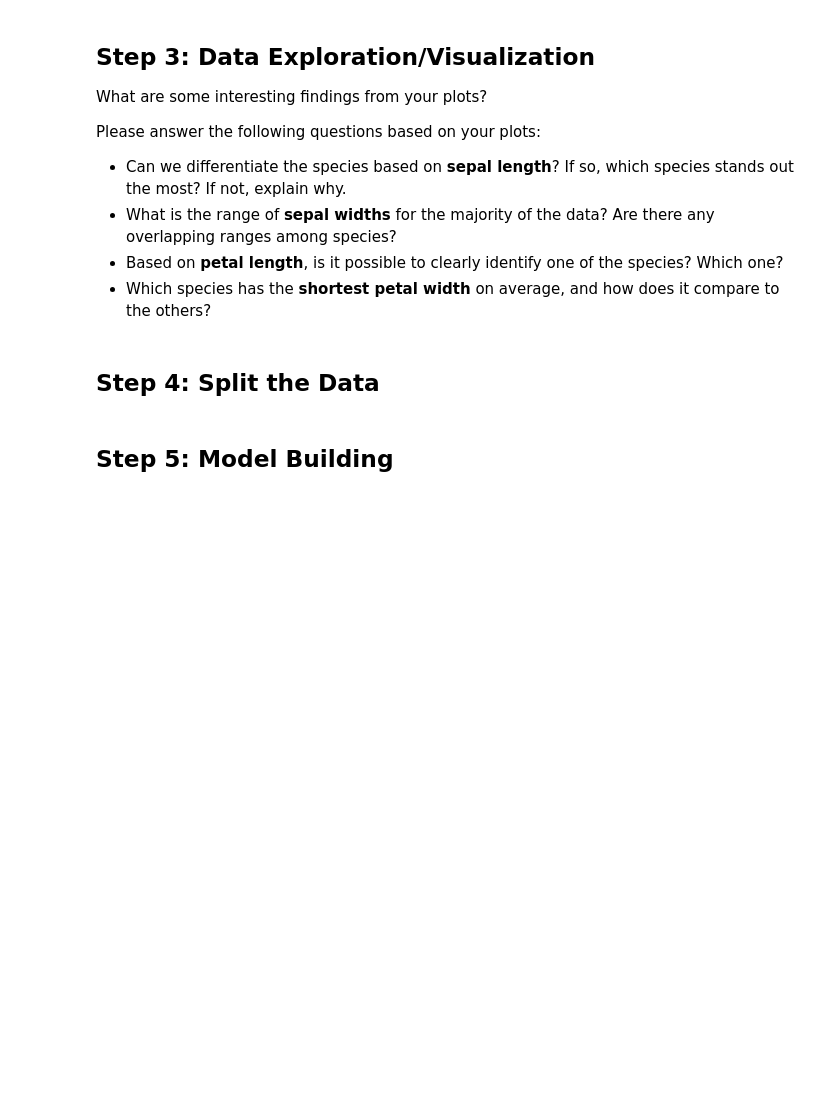
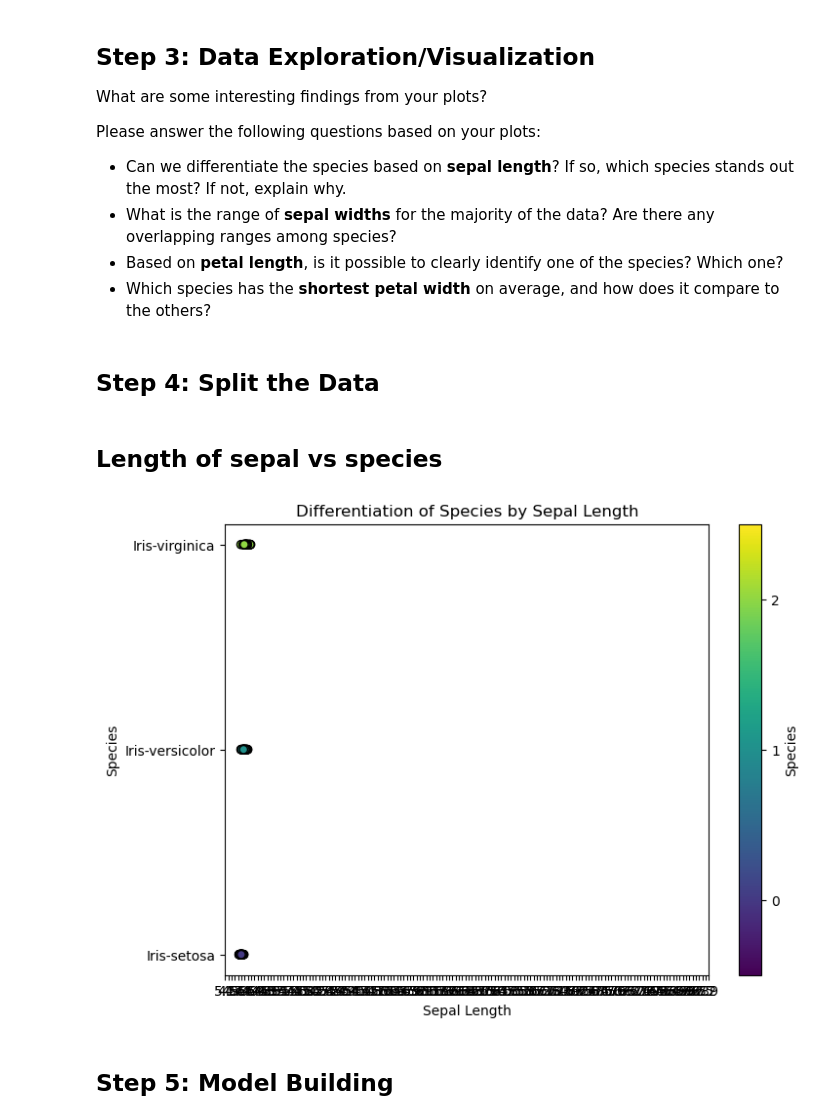
Before and after one commit to Rengark/CS3185_ML, a Jupyter notebook: Tutorial_3/Logistic_reg_exercise.ipynb, the cells around one changed output. Saved outputs shown, nothing was run; the diff lists cells and outputs as text; code cells hidden in the pictures; blank space fills up the shorter version.

```diff
--- a/Tutorial_3/Logistic_reg_exercise.ipynb
+++ b/Tutorial_3/Logistic_reg_exercise.ipynb
@@ -21,2 +24,5 @@ These columns provide measurements of various parts of the iris flower, along wi
 # %% [markdown]
 ## Step 2: Read the Data
+# %%
+data = pd.read_csv("iris.csv")
+data
@@ -30,5 +50,17 @@ Please answer the following questions based on your plots:
 - What is the range of **sepal widths** for the majority of the data? Are there any overlapping ranges among species?
 - Based on **petal length**, is it possible to clearly identify one of the species? Which one?
 - Which species has the **shortest petal width** on average, and how does it compare to the others?
+# %%
+import matplotlib.pyplot as plt
+
+sLen = data["sepal-length"]
+sWid = data["sepal-width"]
+pLen = data["petal-length"]
+pWid = data["petal-width"]
+
+y = data["species"]
+
+y_unique = list(set(y))
+species_colors = [y_unique.index(s) for s in y]
 # %% [markdown]
 ## Step 4: Split the Data
@@ -35,3 +82,20 @@ Please answer the following questions based on your plots:
+# %% [markdown]
+## Length of sepal vs species
+# %%
+# Scatter plot
+plt.figure(figsize=(8, 6))
+scatter = plt.scatter(sLen, y, c=species_colors, cmap='viridis', edgecolor='k')
+plt.colorbar(scatter, ticks=range(len(y_unique)), label='Species')
+plt.clim(-0.5, len(y_unique) - 0.5)
+plt.xlim(round(min(sLen)) - 1, round(max(sLen)) + 1)  # Add padding to the x-axis
+plt.xticks(ticks=np.arange(len(sLen)), labels=sLen)
+plt.yticks(ticks=range(len(y_unique)), labels=y_unique)
+plt.xlabel('Sepal Length')
+plt.ylabel('Species')
+plt.title('Differentiation of Species by Sepal Length')
+plt.show()
+# %% [output]
+[figure, added]
 # %% [markdown]
 ## Step 5: Model Building
 # %% [markdown]
```
Also changed, not shown: parts of 7 cells of this notebook, 1 other file.
